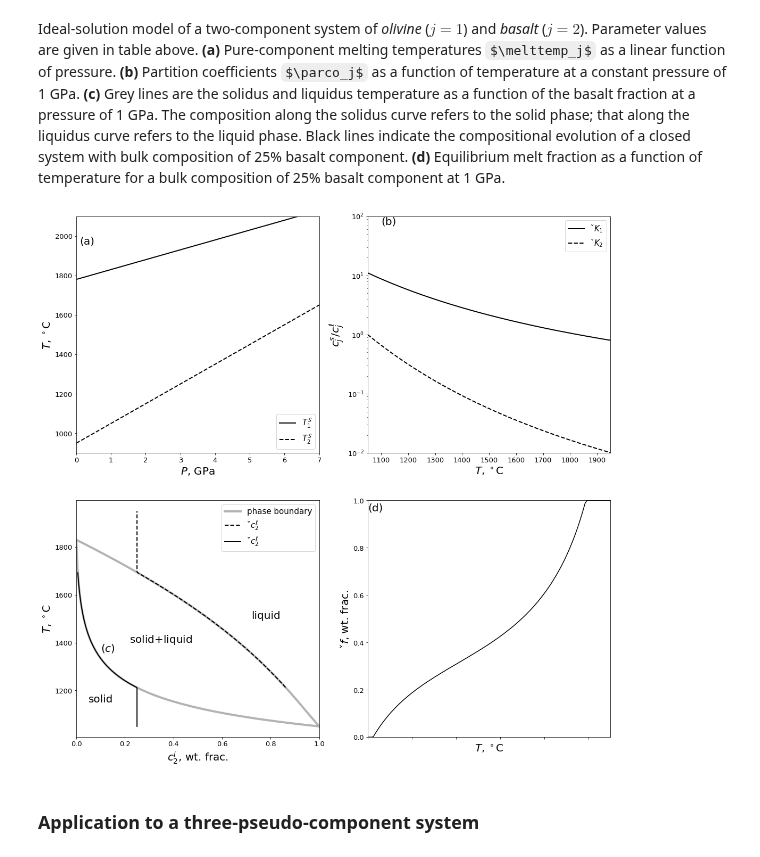
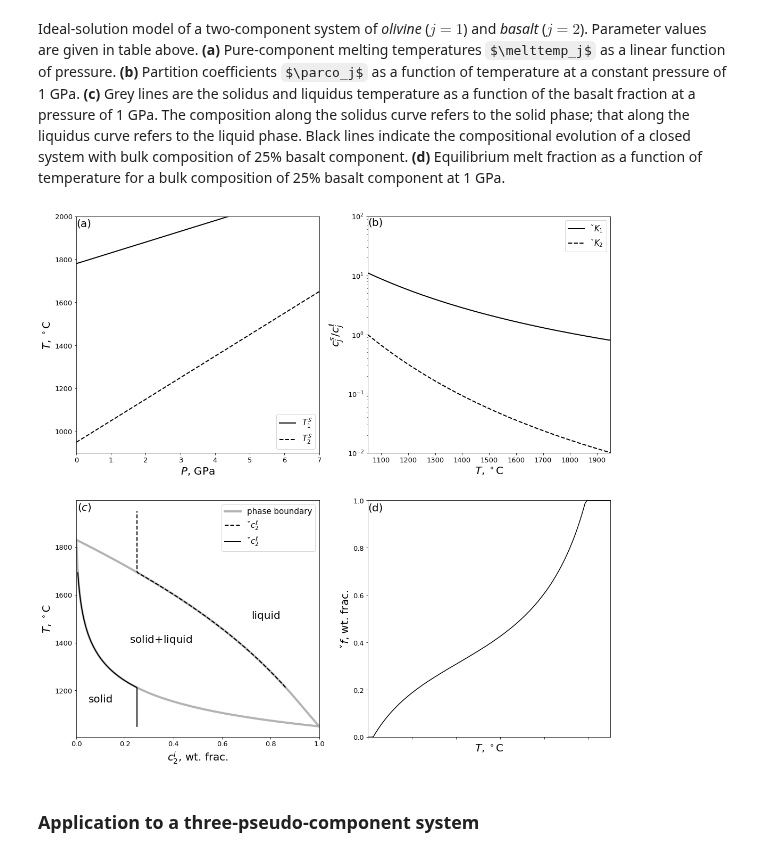
Before and after one commit to FoaLab/partially-molten-rock-PUP, a Jupyter notebook: _build/jupyter_execute/ch10.ipynb, the cells around one changed output. Drawn from its saved outputs; the diff is of its cells as text; code cells hidden in the pictures; some formulas as TeX source.

Commit message:
Ch 10: fixing the misalignment of the figure captions

```diff
--- a/_build/jupyter_execute/ch10.ipynb
+++ b/_build/jupyter_execute/ch10.ipynb
@@ -216,9 +216,9 @@ axA.plot(P, Tm[:, 0]-273., '-k', linewidth=2, label=r'$T^\mathcal{S}_1$')
 axA.plot(P, Tm[:, 1]-273., '--k', linewidth=2, label=r'$T^\mathcal{S}_2$')
 axA.set_xlim(0.0, 7.0)
 axA.set_xlabel('$P$, GPa', fontsize=20)
-axA.set_ylim(900, 2100)
+axA.set_ylim(900, 2000)
 axA.set_ylabel(r'$T$, $^\circ$C', fontsize=20)
-axA.text(0.1, 2000, r'(a)', fontsize=20, verticalalignment='top', horizontalalignment='left')
+axA.text(0.01, 1990, r'(a)', fontsize=20, verticalalignment='top', horizontalalignment='left')
 axA.tick_params(axis='both', which='major', labelsize=13)
 axA.legend(loc='lower right', fontsize=15)
 
@@ -234,7 +234,7 @@ axB.set_xlim(1050, 1950)
 axB.set_xlabel(r'$T$, $^\circ$C', fontsize=20)
 axB.set_ylim(0.01, 100)
 axB.set_ylabel(r'${c}^s_j/{c}^\ell_j$', fontsize=20)
-axB.text(1100, 99.0, r'(b)', fontsize=20, verticalalignment='top', horizontalalignment='left')
+axB.text(1050, 95.0, r'(b)', fontsize=20, verticalalignment='top', horizontalalignment='left')
 axB.tick_params(axis='both', which='major', labelsize=13)
 axB.legend(fontsize=15)
 
@@ -252,35 +252,35 @@ axD.set_ylabel(r'$\check{f}$, wt. frac.', fontsize=20)
 axD.tick_params(axis='both', which='major', labelsize=13)
 axD.text(1200.0, 0.99, r'(d)', fontsize=20, verticalalignment='top', horizontalalignment='left')
 
 cl_hold = np.array([t.cl[1] for t in Theta])
 cs_hold = np.array([t.cs[1] for t in Theta])
 f_hold = np.array([t.f for t in Theta])
 cl_hold[f_hold < 1e-6] = np.nan
 cs_hold[1.-f_hold < 1e-6] = np.nan
 
 c  = cvar
 P  = Pref
 T  = Tref
 Theta2 = EquilibriumState(len(par), c, T, P, par, ParCoef_IdealSolution)
 
 axC.plot(c[:, 1], [t.Ts - 273. for t in Theta2], '-', linewidth=4, color=[0.7, 0.7, 0.7])
 axC.plot(c[:, 1], [t.Tl - 273. for t in Theta2], '-', label='phase boundary', linewidth=4, color=[0.7, 0.7, 0.7])
 
 axC.plot(cl_hold, Tvar-273., '--k', label='$\check{c}^\ell_2$', linewidth=2)
 axC.plot(cs_hold, Tvar-273., '-k', linewidth=2, label='$\check{c}^\ell_2$')
 axC.set_xlim(0.0, 1.0)
 axC.set_xlabel('${c}^i_2$, wt. frac.', fontsize=20)
 axC.set_ylabel('$T$, $^\circ$C', fontsize=20)
-axC.text(0.1, 1400, '$(c)$', fontsize=20, verticalalignment='top', horizontalalignment='left')
+axC.text(0.005, 1990, '$(c)$', fontsize=20, verticalalignment='top', horizontalalignment='left')
 axC.text(0.22, 1400, 'solid$+$liquid', fontsize=20)
 axC.text(0.72, 1500,'liquid', fontsize=20)
 axC.text(0.05, 1150,'solid', fontsize=20)
 axC.tick_params(axis='both', which='major', labelsize=13)
 axC.legend(fontsize=15)
 
 plt.show()
 # %% [output]
-[figure, old version]
+[figure, new version]
 # %% [markdown]
 ### Application to a three-pseudo-component system
 # %%
```
Also changed, not shown: parts of 3 cells of this notebook, 13 other files.
